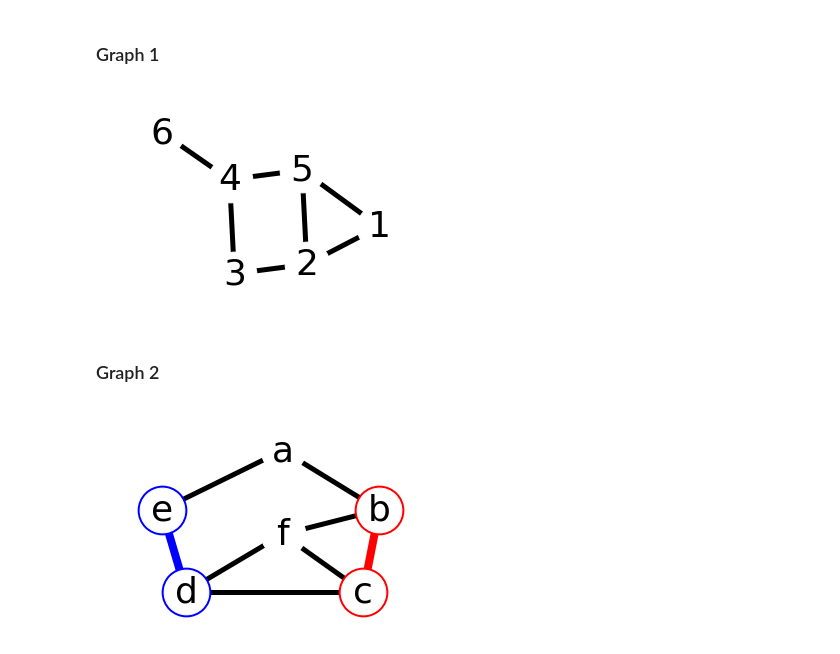
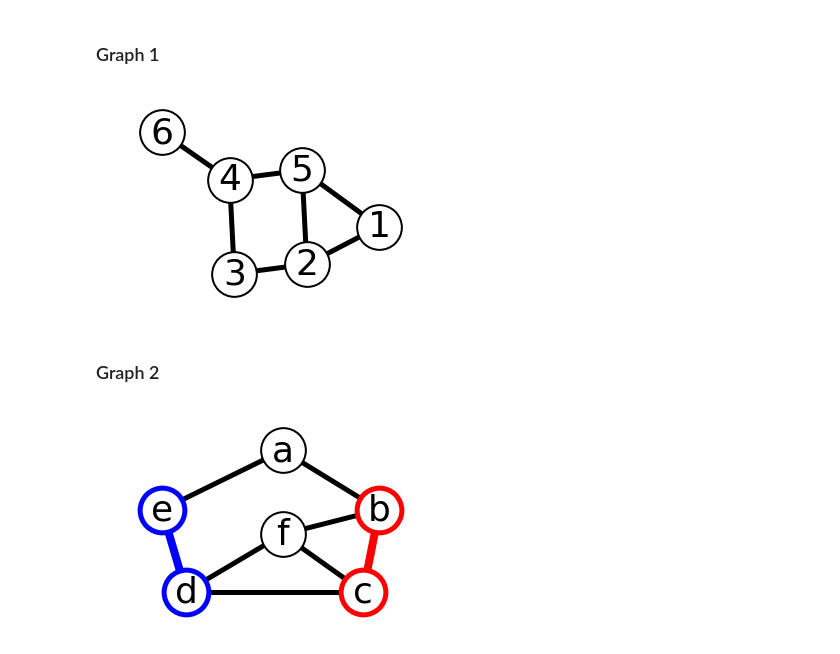
Before and after one commit to undefv1/vce-algorithmics, a Jupyter notebook: 3.1 Solving Problems/3.1_worksheet.ipynb, the cells around one changed output. Saved outputs shown, nothing was run; the diff lists cells and outputs as text; code cells hidden in the pictures.

Commit message:
fix node edge color not showing in white background

```diff
--- a/3.1 Solving Problems/3.1_worksheet.ipynb
+++ b/3.1 Solving Problems/3.1_worksheet.ipynb
@@ -14,28 +14,28 @@ import matplotlib.pyplot as plt
 # %%
 G = nx.Graph()
 G.add_edge(1, 2)
 G.add_edge(1, 5)
 G.add_edge(2, 3)
 G.add_edge(2, 5)
 G.add_edge(3, 4)
 G.add_edge(4, 5)
 G.add_edge(4, 6)
 
 # explicitly set positions
 pos = {1: (6, 1), 2: (3, 0.2), 3: (0, 0),
        4: (-0.2, 2), 5: (2.8, 2.2), 6: (-3, 3)}
 
 
-nx.draw_networkx(G, pos=pos, font_size=36, node_size=2000,
+nx.draw_networkx(G, pos=pos, font_size=36, node_size=2000, edgecolors='black', linewidths=2,
                  node_color='white', edge_color='black', width=5)
 
 # Set margins for the axes so that nodes aren't clipped
 ax = plt.gca()
 ax.margins(0.20)
 plt.axis("off")
 plt.show()
 # %% [output]
-[figure, old version]
+[figure, new version]
 # %% [markdown]
 ### Graph 2
 # %%
@@ -53,6 +53,9 @@ G.add_edge('d', 'f')
 pos = {'a': (0.3, 4), 'b': (1.5, 1.9), 'c': (1.3, -1),
        'd': (-0.9, -1), 'e': (-1.2, 1.9), 'f': (0.3, 1.03)}
 # nodes
+
+nx.draw_networkx(G, pos=pos, font_size=36, node_size=2000, linewidths=2,
+                 node_color='white', edge_color='black', edgecolors='black', width=5)
 nx.draw_networkx_nodes(G, pos,
                        nodelist=['e', 'd'],
                        node_color='white',
@@ -68,9 +71,6 @@ nx.draw_networkx_nodes(G, pos,
                        edgecolors='red'
                        )
 
-nx.draw_networkx(G, pos=pos, font_size=36, node_size=2000,
-                 node_color='white', edge_color='black', width=5)
-
 # edges
 nx.draw_networkx_edges(G, pos, width=1.0)
 nx.draw_networkx_edges(G, pos,
@@ -86,4 +86,4 @@ ax.margins(0.20)
 plt.axis("off")
 plt.show()
 # %% [output]
-[figure, old version]
+[figure, new version]
```
